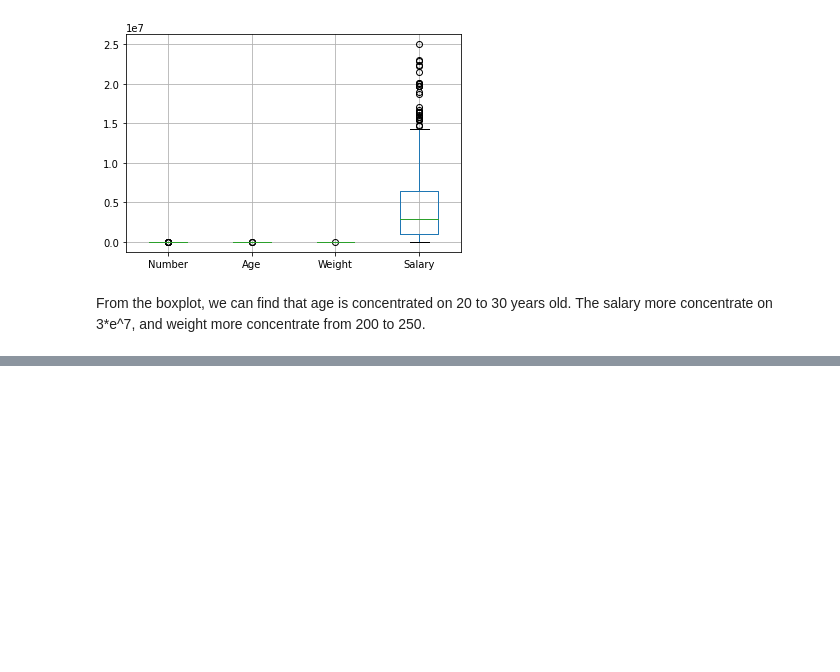
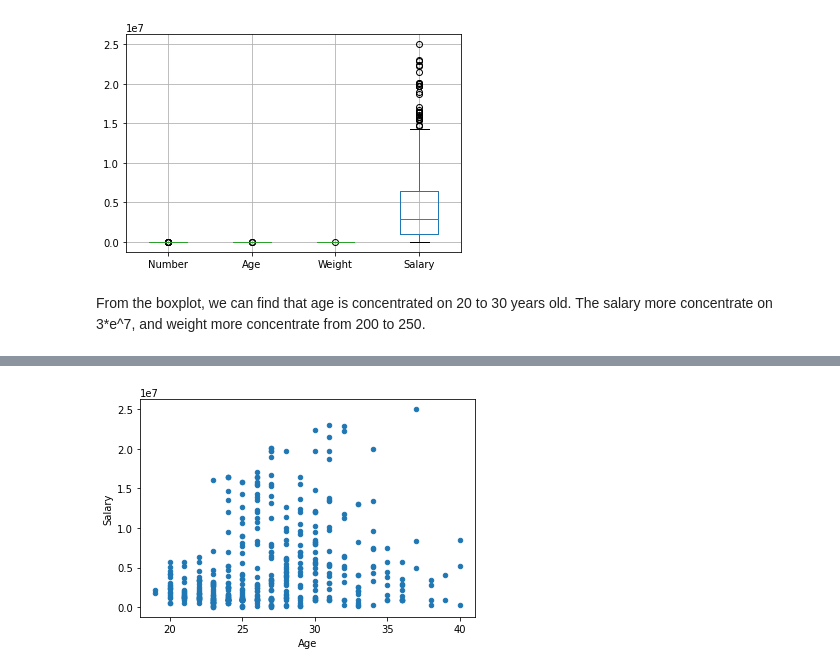
Before and after one commit to SKSattar/Project4, a Jupyter notebook: Project4.ipynb, the cells around one changed output, grey strips where cells are left out. Cells and saved outputs as stored; diff of their text form; code cells hidden in the pictures; blank space fills up the shorter version.

```diff
--- a/Project4.ipynb
+++ b/Project4.ipynb
@@ -58,0 +65,5 @@ From the boxplot, we can find that age is concentrated on 20 to 30 years old. Th
+# %%
+scat2 = googl.plot.scatter(x='Age',
+                       y='Salary')
+# %% [output]
+[figure, added]
```
Also changed, not shown: parts of 5 cells of this notebook.
